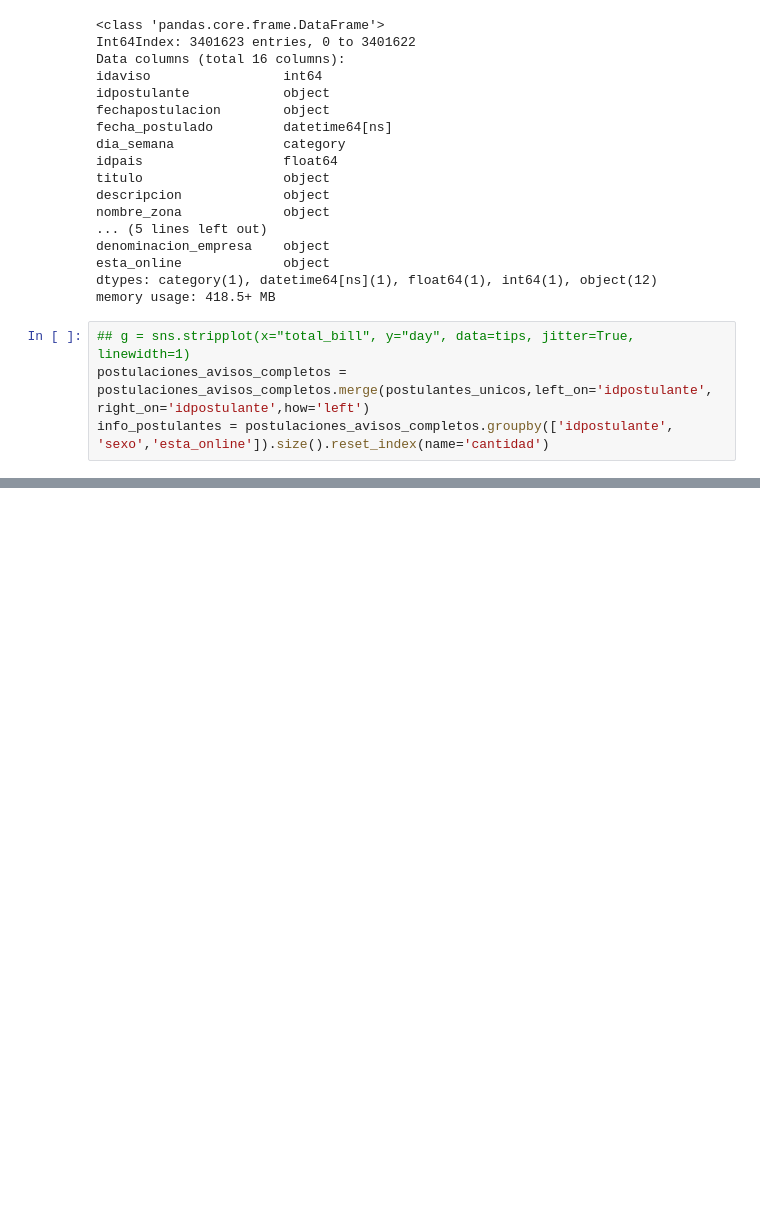
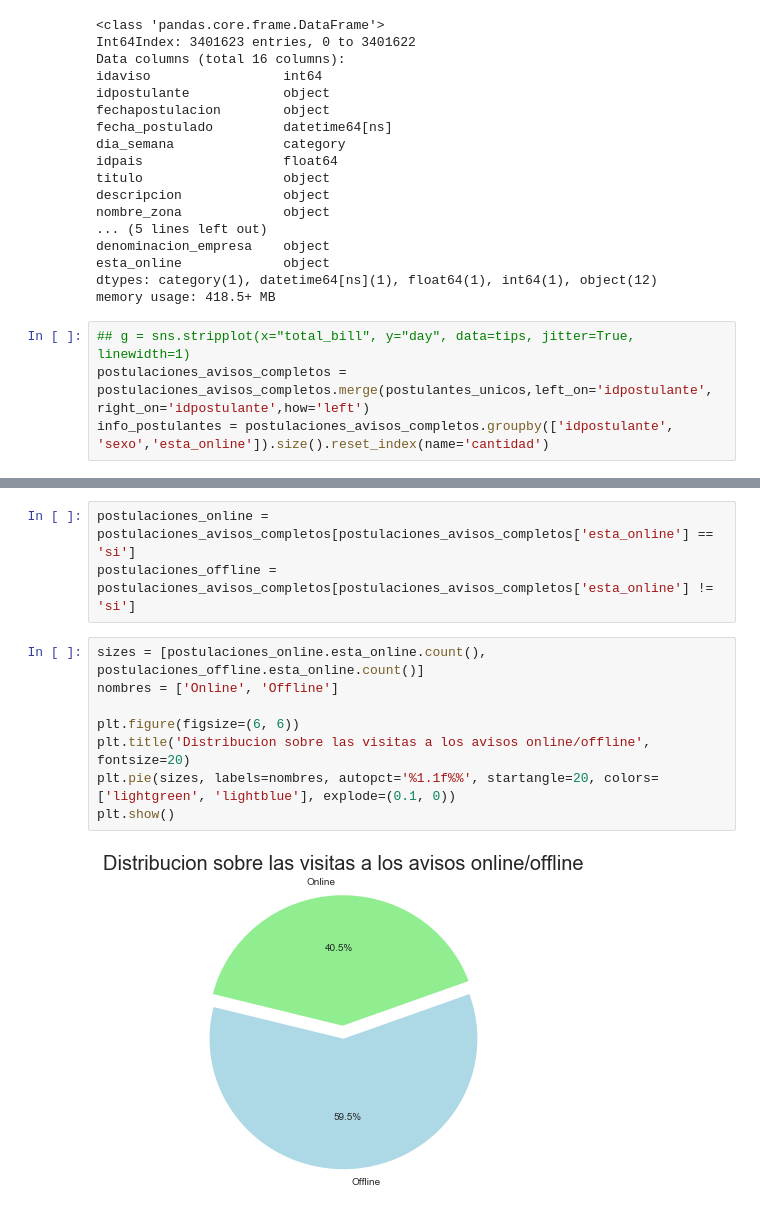
Before and after one commit to shizus/orga_datos_2018_1c, a Jupyter notebook: TrabajoPractico01_Analisis.ipynb, the cells around one changed output, grey strips where cells are left out. Cells and saved outputs as stored; diff of their text form; blank space fills up the shorter version.

```diff
--- a/TrabajoPractico01_Analisis.ipynb
+++ b/TrabajoPractico01_Analisis.ipynb
@@ -1390,0 +1412,13 @@ g = sns.factorplot(x="sexo", y="counts", hue="esta_online", data=info_postulante
+# %%
+postulaciones_online = postulaciones_avisos_completos[postulaciones_avisos_completos['esta_online'] == 'si']
+postulaciones_offline = postulaciones_avisos_completos[postulaciones_avisos_completos['esta_online'] != 'si']
+# %%
+sizes = [postulaciones_online.esta_online.count(), postulaciones_offline.esta_online.count()]
+nombres = ['Online', 'Offline']
+
+plt.figure(figsize=(6, 6))
+plt.title('Distribucion sobre las visitas a los avisos online/offline', fontsize=20)
+plt.pie(sizes, labels=nombres, autopct='%1.1f%%', startangle=20, colors=['lightgreen', 'lightblue'], explode=(0.1, 0))
+plt.show()
+# %% [output]
+[figure, added]
```
Also changed, not shown: parts of 5 cells of this notebook.
